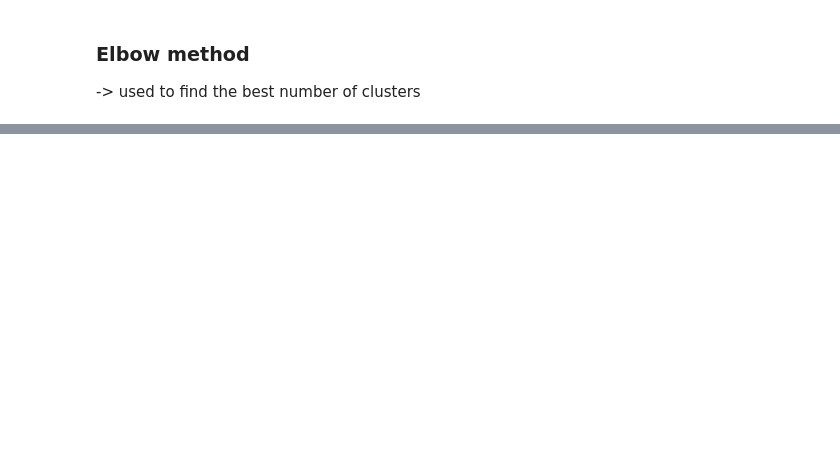
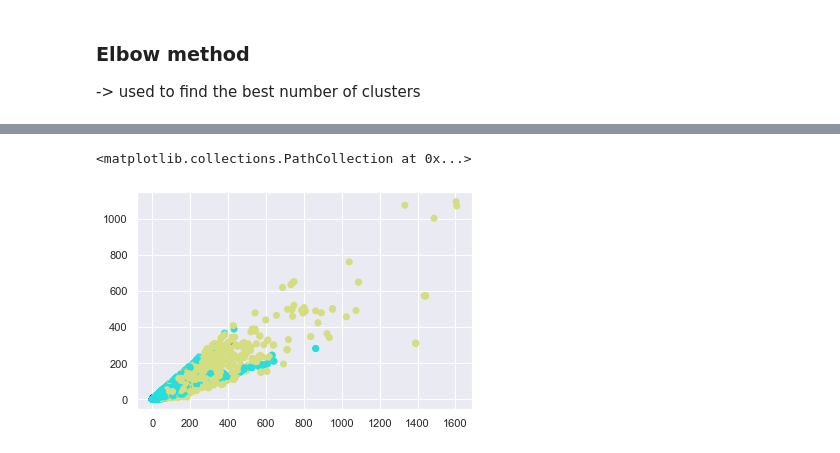
Before and after one commit to pedromtelho/UPorto-DataAnalysis, a Jupyter notebook: project.ipynb, the cells around one changed output, grey strips where cells are left out. Cells and saved outputs as stored; diff of their text form; code cells hidden in the pictures; blank space fills up the shorter version.

```diff
--- a/project.ipynb
+++ b/project.ipynb
@@ -119,5 +74,5 @@ identified_clusters
 # %%
-data_with_clusters = df.copy()
+data_with_clusters = df_cluster.copy()
 data_with_clusters['Clusters'] = identified_clusters
 # %%
 data_with_clusters
@@ -124,2 +93,5 @@ data_with_clusters
 # %%
-plt.scatter(data_with_clusters['CC'],data_with_clusters['CLC'],c=data_with_clusters['Clusters'],cmap='rainbow')
+plt.scatter(data_with_clusters['WarningInfo'],data_with_clusters['Documentation.Metric.Rules'],c=data_with_clusters['Clusters'],cmap='rainbow')
+# %% [output]
+<matplotlib.collections.PathCollection at 0x...>
+[figure, added]
```
Also changed, not shown: parts of 16 cells of this notebook, 7 other files.
